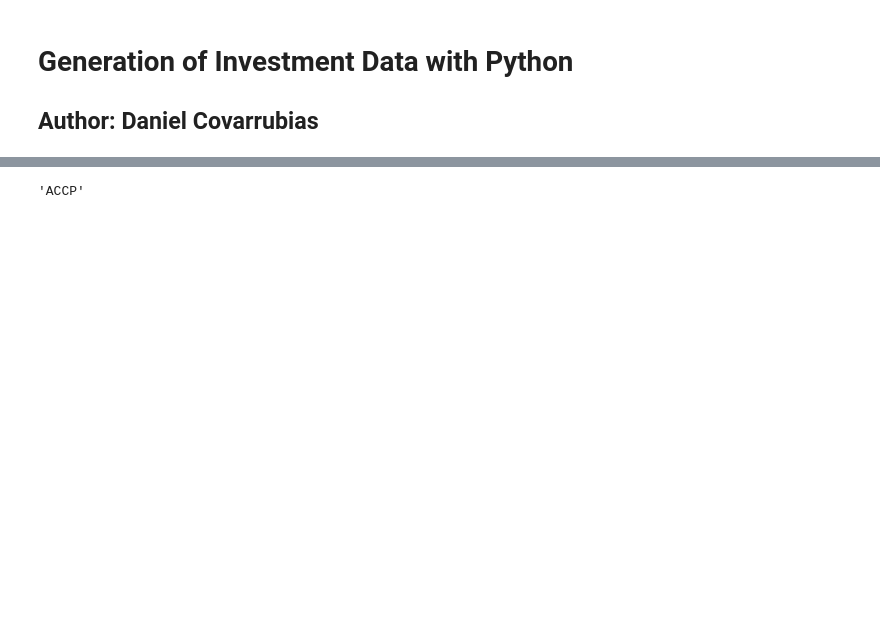
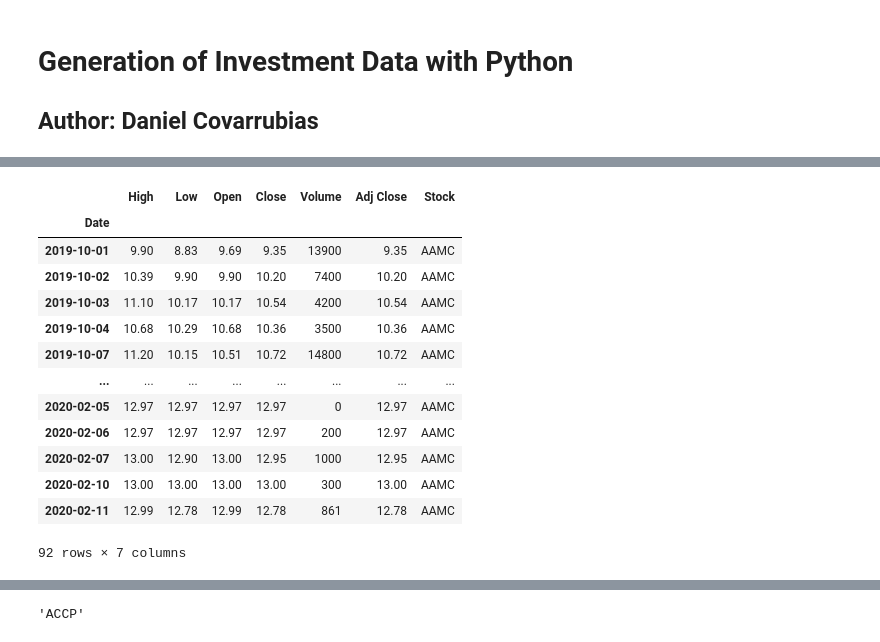
Before and after one commit to dcovarru/investmentsPython, a Jupyter notebook: investments.ipynb, the cells around one changed output, grey strips where cells are left out. Drawn from its saved outputs; the diff is of its cells as text; code cells hidden in the pictures; blank space fills up the shorter version.

```diff
--- a/investments.ipynb
+++ b/investments.ipynb
@@ -124,24 +145,40 @@ def get_data(ticker):
 # %%
 ## 02/05/2020
 
 #ALPHAVANTAGE_API_KEY = 'ANBKAAOU9YDNYBRV'
 #keyValue = os.getenv(ALPHAVANTAGE_API_KEY)
 ## os.environ['ALPHAVANTAGE_API_KEY'] = 'ANBKAAOU9YDNYBRV'
 ### get_quote_yahoo('AGRX').price
 ### get_quote_yahoo('WORK').price
 #pd.concat('WORK', web.DataReader('WORK', 'yahoo', '2019-10-01'))
-outDF = web.DataReader('WORK', 'yahoo', '2019-10-01')
-outDF = outDF.assign(Stock = 'WORK')
+outDF = web.DataReader('AAMC', 'yahoo', '2019-10-01')
+outDF = outDF.assign(Stock = 'AAMC')
+outDF
 # len(get_quote_yahoo(investData.ticker[3]))
 ## web.get_quote_av(["AAPL"], api_key = os.getenv('ALPHAVANTAGE_API_KEY'))
 ## web.get_quote_av(["AAPL", "TSLA"])
 # os.getcwd()
 ## os.getenv('ALPHAVANTAGE_API_KEY')
 ## web.get_sector_performance_av()
 # alphaVantage API Key: ANBKAAOU9YDNYBRV
 ## investDataSubsetDF_clean =  investDataSubsetDF[investDataSubsetDF['SCFlag'] == 'noSC']
 ## web.DataReader('gs', 'iex-tops')
 ## web.get_quote_av(["AAPL", "TSLA"])
+# %% [output]
+|  | High | Low | Open | Close | Volume | Adj Close | Stock |
+| Date |  |  |  |  |  |  |  |
+| 2019-10-01 | 9.90 | 8.83 | 9.69 | 9.35 | 13900 | 9.35 | AAMC |
+| 2019-10-02 | 10.39 | 9.90 | 9.90 | 10.20 | 7400 | 10.20 | AAMC |
+| 2019-10-03 | 11.10 | 10.17 | 10.17 | 10.54 | 4200 | 10.54 | AAMC |
+| 2019-10-04 | 10.68 | 10.29 | 10.68 | 10.36 | 3500 | 10.36 | AAMC |
+| 2019-10-07 | 11.20 | 10.15 | 10.51 | 10.72 | 14800 | 10.72 | AAMC |
+| ... | ... | ... | ... | ... | ... | ... | ... |
+| 2020-02-05 | 12.97 | 12.97 | 12.97 | 12.97 | 0 | 12.97 | AAMC |
+| 2020-02-06 | 12.97 | 12.97 | 12.97 | 12.97 | 200 | 12.97 | AAMC |
+| 2020-02-07 | 13.00 | 12.90 | 13.00 | 12.95 | 1000 | 12.95 | AAMC |
+| 2020-02-10 | 13.00 | 13.00 | 13.00 | 13.00 | 300 | 13.00 | AAMC |
+| 2020-02-11 | 12.99 | 12.78 | 12.99 | 12.78 | 861 | 12.78 | AAMC |
+92 rows × 7 columns
 # %%
 outDF.index.name = 'newDate'
 outDF.reset_index(inplace=True)
```
Also changed, not shown: parts of 9 cells of this notebook.
